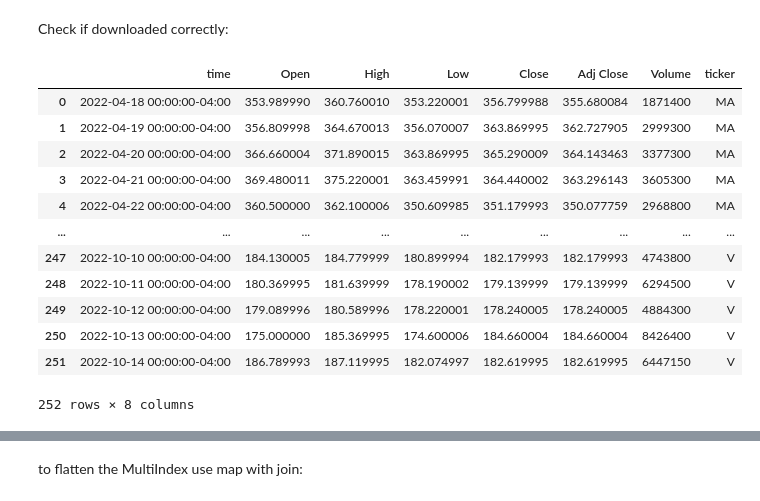
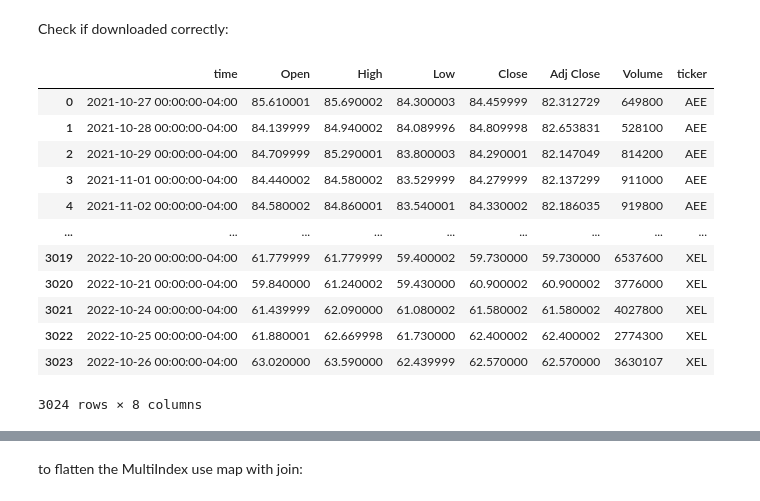
Before and after one commit to ozdemirozcelik/coint-tools, a Jupyter notebook: 2-download-data.ipynb, the cells around one changed output, grey strips where cells are left out. Drawn from its saved outputs; the diff is of its cells as text; code cells hidden in the pictures.

```diff
--- a/2-download-data.ipynb
+++ b/2-download-data.ipynb
@@ -127,20 +160,20 @@ df.to_csv('ticker.csv')
 # %% [markdown]
 Check if downloaded correctly:
 # %%
-filename = 'ticker.csv'
+filename = 'data/tickers_1D.csv'
 df = pd.read_csv(filename, parse_dates=["time"])
 df
 # %% [output]
 |  | time | Open | High | Low | Close | Adj Close | Volume | ticker |
-| 0 | 2022-04-18 00:00:00-04:00 | 353.989990 | 360.760010 | 353.220001 | 356.799988 | 355.680084 | 1871400 | MA |
-| 1 | 2022-04-19 00:00:00-04:00 | 356.809998 | 364.670013 | 356.070007 | 363.869995 | 362.727905 | 2999300 | MA |
-| 2 | 2022-04-20 00:00:00-04:00 | 366.660004 | 371.890015 | 363.869995 | 365.290009 | 364.143463 | 3377300 | MA |
-| 3 | 2022-04-21 00:00:00-04:00 | 369.480011 | 375.220001 | 363.459991 | 364.440002 | 363.296143 | 3605300 | MA |
-| 4 | 2022-04-22 00:00:00-04:00 | 360.500000 | 362.100006 | 350.609985 | 351.179993 | 350.077759 | 2968800 | MA |
+| 0 | 2021-10-27 00:00:00-04:00 | 85.610001 | 85.690002 | 84.300003 | 84.459999 | 82.312729 | 649800 | AEE |
+| 1 | 2021-10-28 00:00:00-04:00 | 84.139999 | 84.940002 | 84.089996 | 84.809998 | 82.653831 | 528100 | AEE |
+| 2 | 2021-10-29 00:00:00-04:00 | 84.709999 | 85.290001 | 83.800003 | 84.290001 | 82.147049 | 814200 | AEE |
+| 3 | 2021-11-01 00:00:00-04:00 | 84.440002 | 84.580002 | 83.529999 | 84.279999 | 82.137299 | 911000 | AEE |
+| 4 | 2021-11-02 00:00:00-04:00 | 84.580002 | 84.860001 | 83.540001 | 84.330002 | 82.186035 | 919800 | AEE |
 | ... | ... | ... | ... | ... | ... | ... | ... | ... |
-| 247 | 2022-10-10 00:00:00-04:00 | 184.130005 | 184.779999 | 180.899994 | 182.179993 | 182.179993 | 4743800 | V |
-| 248 | 2022-10-11 00:00:00-04:00 | 180.369995 | 181.639999 | 178.190002 | 179.139999 | 179.139999 | 6294500 | V |
-| 249 | 2022-10-12 00:00:00-04:00 | 179.089996 | 180.589996 | 178.220001 | 178.240005 | 178.240005 | 4884300 | V |
-| 250 | 2022-10-13 00:00:00-04:00 | 175.000000 | 185.369995 | 174.600006 | 184.660004 | 184.660004 | 8426400 | V |
-| 251 | 2022-10-14 00:00:00-04:00 | 186.789993 | 187.119995 | 182.074997 | 182.619995 | 182.619995 | 6447150 | V |
+| 3019 | 2022-10-20 00:00:00-04:00 | 61.779999 | 61.779999 | 59.400002 | 59.730000 | 59.730000 | 6537600 | XEL |
+| 3020 | 2022-10-21 00:00:00-04:00 | 59.840000 | 61.240002 | 59.430000 | 60.900002 | 60.900002 | 3776000 | XEL |
+| 3021 | 2022-10-24 00:00:00-04:00 | 61.439999 | 62.090000 | 61.080002 | 61.580002 | 61.580002 | 4027800 | XEL |
+| 3022 | 2022-10-25 00:00:00-04:00 | 61.880001 | 62.669998 | 61.730000 | 62.400002 | 62.400002 | 2774300 | XEL |
+| 3023 | 2022-10-26 00:00:00-04:00 | 63.020000 | 63.590000 | 62.439999 | 62.570000 | 62.570000 | 3630107 | XEL |
-252 rows × 8 columns
+3024 rows × 8 columns
```
Also changed, not shown: parts of 13 cells of this notebook, 9 other files.
